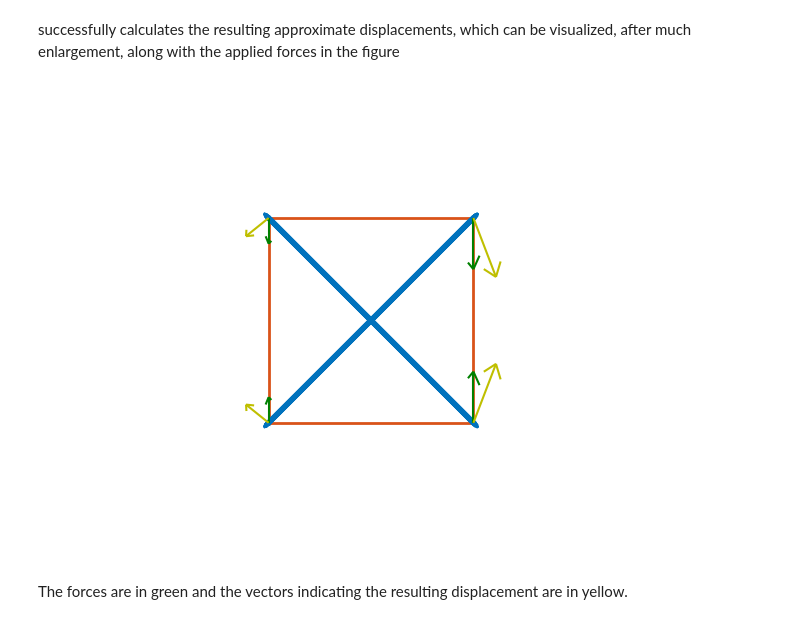
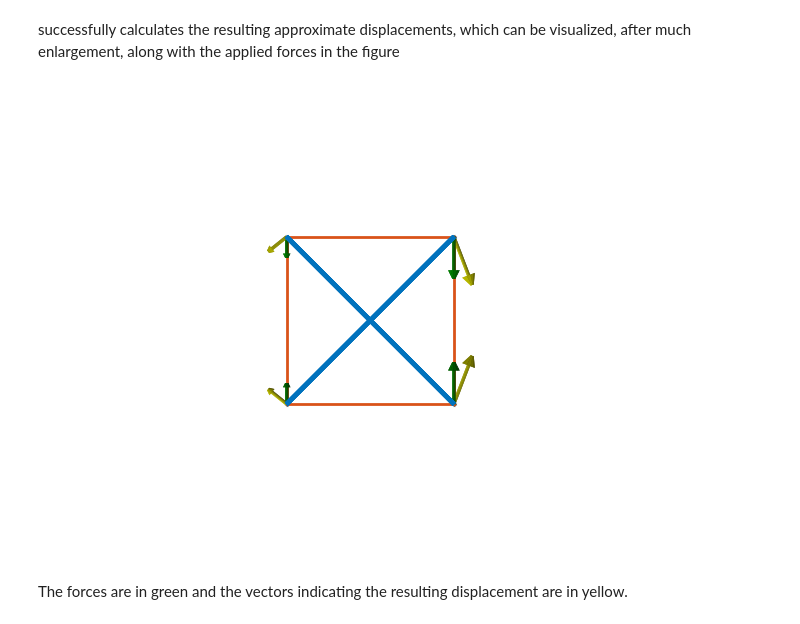
Before and after one commit to mcdeoliveira/tensegrity, a Jupyter notebook: examples/structures.ipynb, the cells around one changed output. Cells and saved outputs as stored; diff of their text form; code cells hidden in the pictures.

```diff
--- a/examples/structures.ipynb
+++ b/examples/structures.ipynb
@@ -219,19 +215,17 @@ array([[-2.20468248e-09, -2.20468248e-09,  2.20468248e-09,
 # %% [markdown]
 successfully calculates the resulting approximate displacements, which can be visualized, after much enlargement, along with the applied forces in the figure
 # %%
-X = f
-Y = 5e7*x
-
 plotter = MatplotlibPlotter()
 plotter.plot(s)
 _, ax = plotter.get_handles()
-ax.quiver(s.nodes[0,:], s.nodes[1,:], s.nodes[2,:], X[0,:], X[1,:], X[2,:], arrow_length_ratio=.2, color='g')
-ax.quiver(s.nodes[0,:], s.nodes[1,:], s.nodes[2,:], Y[0,:], Y[1,:], Y[2,:], arrow_length_ratio=.2, color='y')
+plotter.plot_arrows(s.nodes, f, color='g')
+plotter.plot_arrows(s.nodes, 5e7*x, color='y')
 ax.view_init(90,-90)
 ax.axis('off')
+ax.axis('equal')
 plt.show()
 # %% [output]
-[figure, old version]
+[figure, new version]
 # %% [markdown]
 The forces are in green and the vectors indicating the resulting displacement are in yellow.
 # %% [markdown]
```
Also changed, not shown: parts of 84 cells of this notebook, 5 other files.
